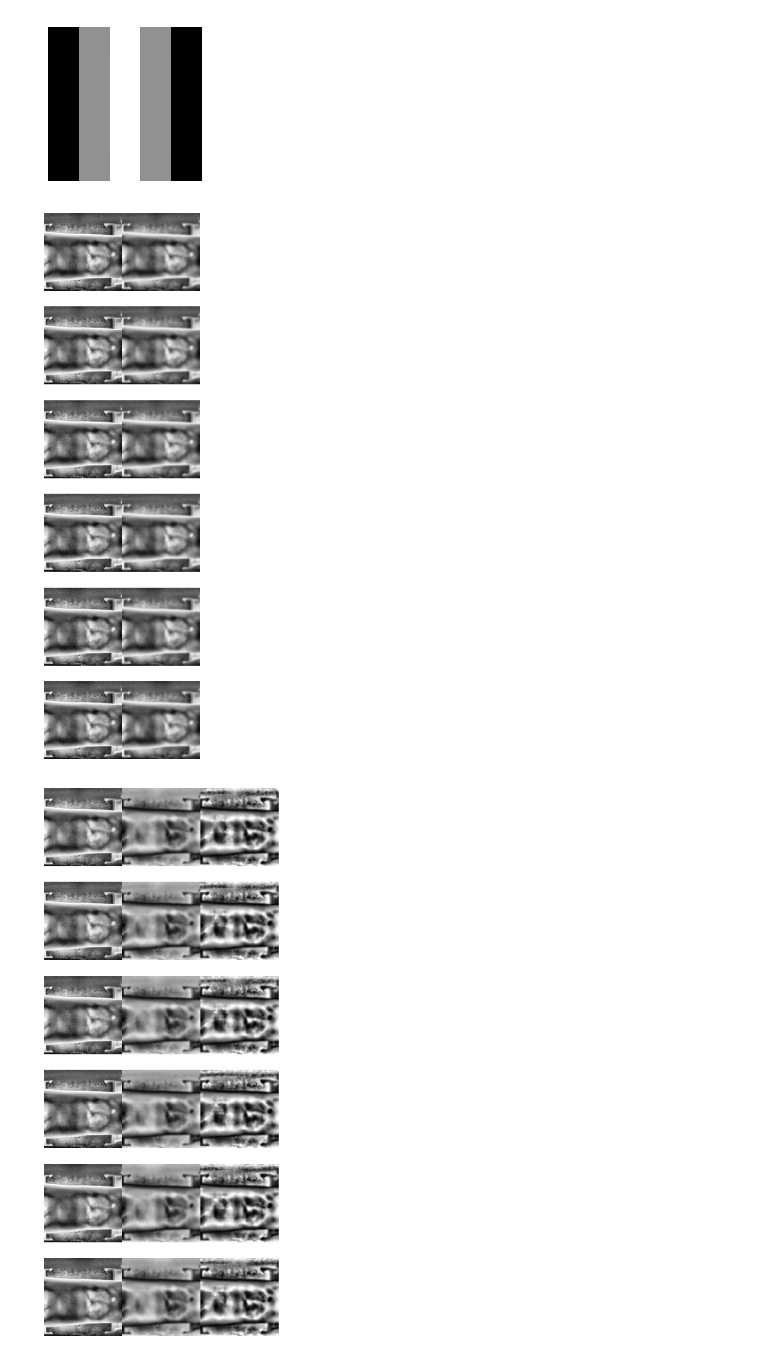
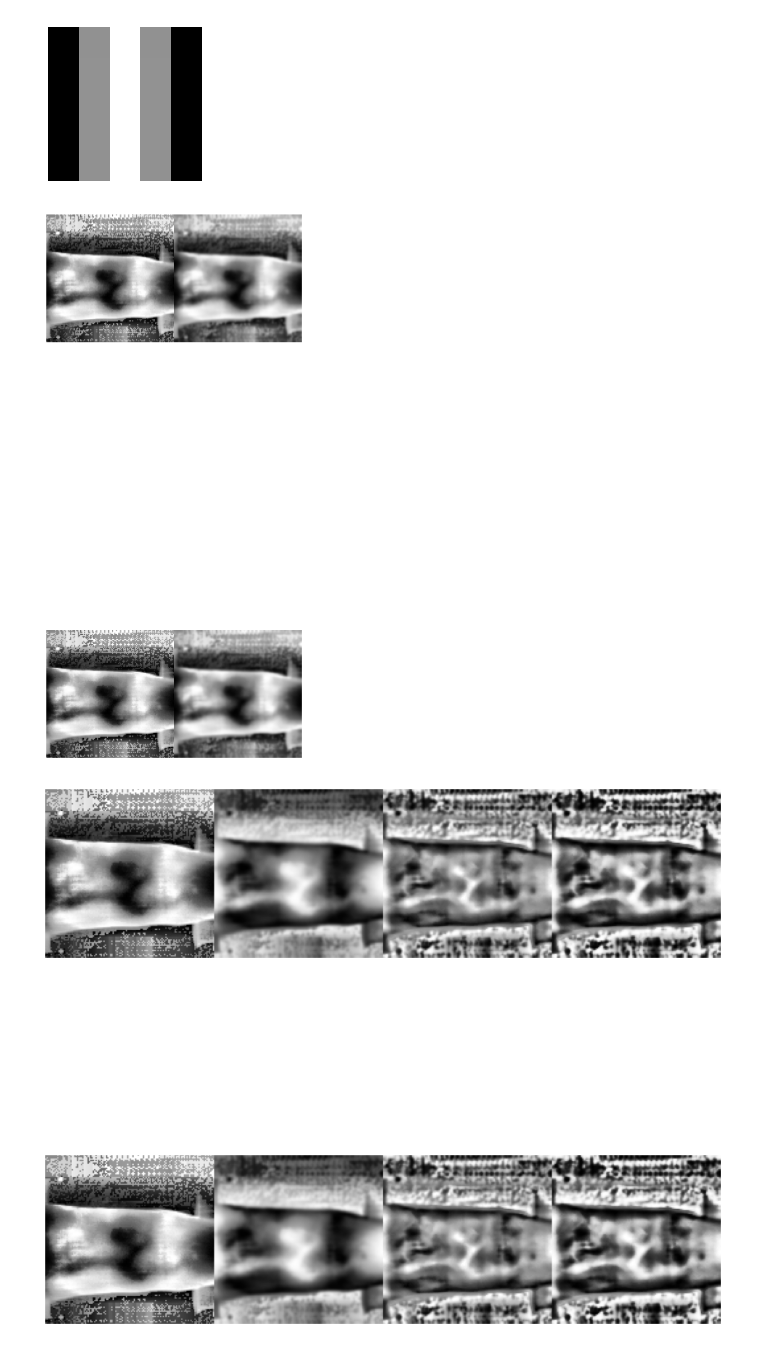
Before and after one commit to abhishtagatya/veingan, a Jupyter notebook: preprocessing/preprocesser.ipynb, the cells around one changed output. Drawn from its saved outputs; the diff is of its cells as text; code cells hidden in the pictures.

```diff
--- a/preprocessing/preprocesser.ipynb
+++ b/preprocessing/preprocesser.ipynb
@@ -7,12 +7,8 @@ import os
 from skimage.morphology import skeletonize
 # %%
 input_imgs = [
-    '../data/fingervein-uniform_128/011_rightflipped_middle_1.bmp',
-    '../data/fingervein-uniform_128/011_rightflipped_middle_2.bmp',
-    '../data/fingervein-uniform_128/011_rightflipped_middle_3.bmp',
-    '../data/fingervein-uniform_128/011_rightflipped_middle_4.bmp',
-    '../data/fingervein-uniform_128/011_rightflipped_middle_5.bmp',
-    '../data/fingervein-uniform_128/011_rightflipped_middle_6.bmp',
+    '../data/good_result/finger_3600.png',
+    '../data/good_result/finger_3600.png',
 ]
 
 
@@ -29,17 +25,20 @@ for i, img in enumerate(imgs):
 def rotate_image_90(img):
     return np.rot90(img, 2)
 # %%
-clip_limit = 16
-grid_size = (8, 8)
+clip_limit = 32
+grid_size = (4, 4)
 
 imgs_eq = [clahe(img, clip_limit, grid_size) for img in imgs]
-imgs_rot = [rotate_image_90(img) for img in imgs]
-imgs_rot_eq = [clahe(img, clip_limit, grid_size) for img in imgs_rot]
+imgs_eq2 = [clahe(img, clip_limit, grid_size) for img in imgs_eq]
+imgs_eq3 = [clahe(img, clip_limit, grid_size) for img in imgs_eq2]
+imgs_eq13 = [clahe(img, clip_limit*3, grid_size) for img in imgs]
 
 fig, ax = plt.subplots(len(imgs), 1, figsize=(8, 12))
 
 for i, img in enumerate(imgs):
-    img_show = cv2.hconcat([img, imgs_eq[i], imgs_rot[i], imgs_rot_eq[i]])
+    img_show = cv2.hconcat([img, imgs_eq[i], imgs_eq2[i], imgs_eq3[i], imgs_eq13[i]])
     ax[i].imshow(img_show, cmap='gray')
     ax[i].axis('off')
+
+imgs_eq = imgs_eq3
 # %% [output]
@@ -70,6 +64,3 @@ filter = gabor_filter(ksize, sigma, theta, lambd, gamma, psi)
 display_filter(filter)
 # %% [output]
 [figure]
-# %%
-def invert(img):
-    return 255 - img
@@ -96,9 +74,6 @@ def remove_lines(original_image, gabor_filtered_image, threshold):
 # fig, ax = plt.subplots(1, 1, figsize=(8, 2))
 # ax.imshow(img_show, cmap='gray', interpolation='none')
 # ax.axis('off')
-# %%
-def gaussian_blur(img, ksize, sigma):
-    return cv2.GaussianBlur(img, (ksize, ksize), sigma)
 # %%
 gaussian_blur_imgs = [gaussian_blur(img, 5, 1) for img in imgs_eq]
 
@@ -109,4 +84,4 @@ for i, img in enumerate(imgs_eq):
     ax[i].imshow(img_show, cmap='gray')
     ax[i].axis('off')
 # %% [output]
-[figure, old version]
+[figure, new version]
@@ -122,15 +88,16 @@ def increase_contrast(img, alpha=1.0, beta=0):
 # %%
 clip_limit_2 = 10
-grid_size_2 = (8, 8)
+grid_size_2 = (12, 12)
 
 inverted_gaussian_imgs = [invert(img) for img in gaussian_blur_imgs]
-inverted_gaussian_imgs_eq = [clahe(img, clip_limit_2, grid_size_2) for img in inverted_gaussian_imgs]
+inverted_gaussian_imgs_cl = [clahe(img, clip_limit_2, grid_size_2) for img in inverted_gaussian_imgs]
+inverted_gaussian_imgs_eq = [histogram_equalization(img) for img in inverted_gaussian_imgs_cl]
 
-fig, ax = plt.subplots(len(imgs), 1, figsize=(6, 12))
+fig, ax = plt.subplots(len(imgs), 1, figsize=(12, 12))
 
 for i, img in enumerate(imgs_eq):
-    img_show = cv2.hconcat([img, inverted_gaussian_imgs[i], inverted_gaussian_imgs_eq[i]])
+    img_show = cv2.hconcat([img, inverted_gaussian_imgs[i], inverted_gaussian_imgs_cl[i], inverted_gaussian_imgs_eq[i]])
     ax[i].imshow(img_show, cmap='gray')
     ax[i].axis('off')
 # %% [output]
-[figure, old version]
+[figure, new version]
```
Also changed, not shown: parts of 11 cells of this notebook.
